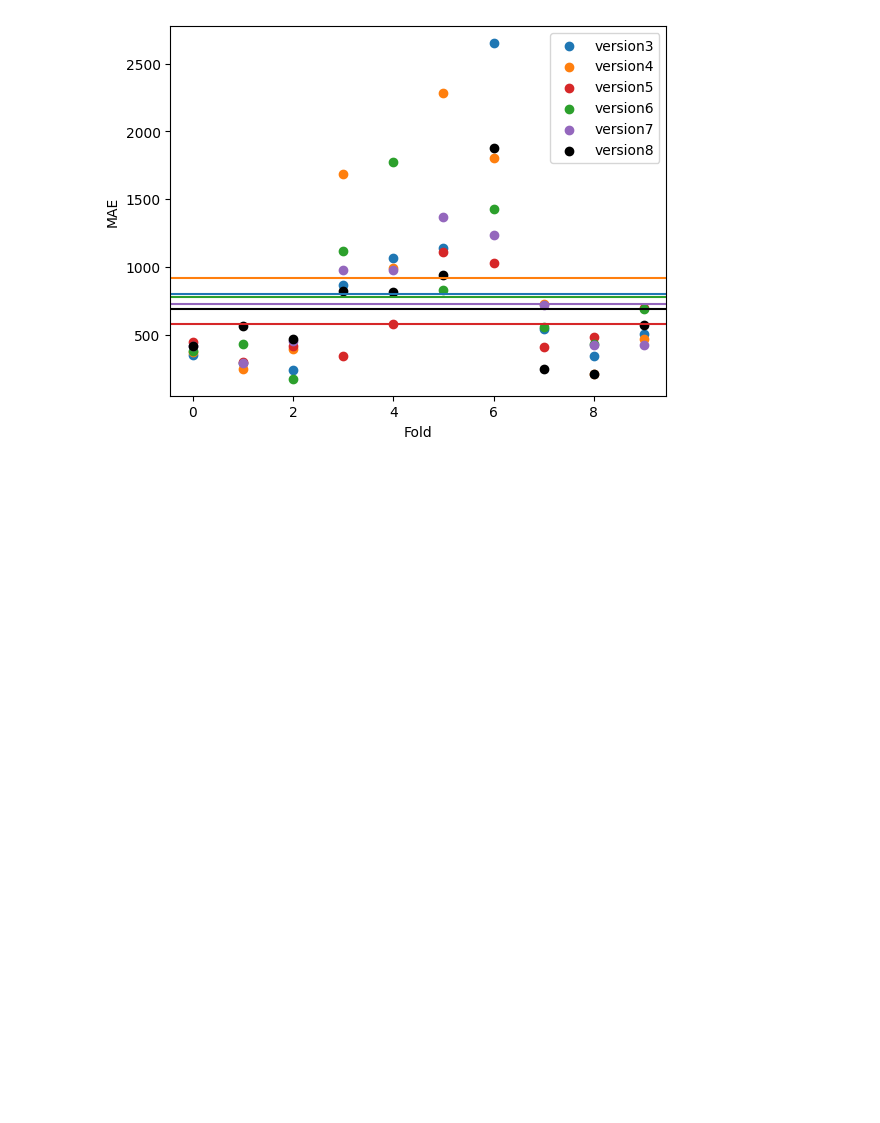
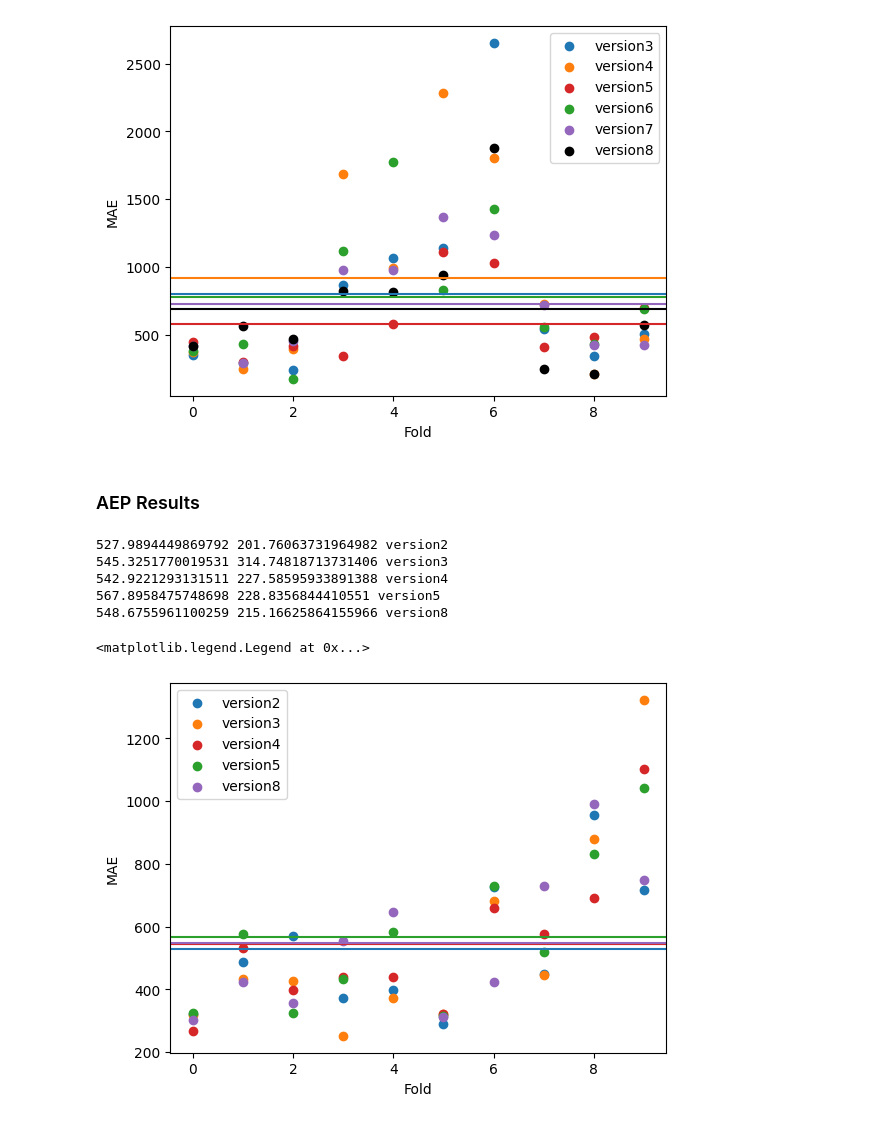
Before and after one commit to lmalms/sequence-learners, a Jupyter notebook: gridsight/notebooks/pjm/5.0_evaluate.ipynb, the cells around one changed output. Saved outputs shown, nothing was run; the diff lists cells and outputs as text; code cells hidden in the pictures; blank space fills up the shorter version.

```diff
--- a/gridsight/notebooks/pjm/5.0_evaluate.ipynb
+++ b/gridsight/notebooks/pjm/5.0_evaluate.ipynb
@@ -43,3 +43,42 @@ ax.legend()
 691.8305918375652
 <matplotlib.legend.Legend at 0x...>
 [figure]
+# %% [markdown]
+### AEP Results
+# %%
+RESULTS_DIR = Path("../../results/pjm/tcn")
+site = "AEP"
+versions = [f"version{v}" for v in (2, 3, 4, 5, 8)]
+n_folds = 10
+
+version_maes = dict()
+for version in versions:
+    results_dir_path = RESULTS_DIR / site / version
+
+    fold_maes = []
+    for fold in range(n_folds):
+        forecasts_path = results_dir_path / f"forecasts_{site}_fold_{fold}.pq"
+        forecasts_df = pl.read_parquet(forecasts_path)
+        errors = forecasts_df[f"{site}_MW"] - forecasts_df[f"{site}_MW_FORECAST"]
+        mae = errors.abs().mean()
+        fold_maes.append(mae)
+
+    version_maes[version] = fold_maes
+# %%
+fig, ax = plt.subplots()
+colors = ["tab:blue", "tab:orange", "tab:red", "tab:green", "tab:purple"]
+for v, version in enumerate(versions):
+    ax.scatter(range(n_folds), version_maes[version], label=version, color=colors[v])
+    ax.axhline(np.mean(version_maes[version]), color=colors[v])
+    print(np.mean(version_maes[version]), np.std(version_maes[version]), version)
+
+ax.set(xlabel="Fold", ylabel="MAE")
+ax.legend()
+# %% [output]
+527.9894449869792 201.76063731964982 version2
+545.3251770019531 314.74818713731406 version3
+542.9221293131511 227.58595933891388 version4
+567.8958475748698 228.8356844410551 version5
+548.6755961100259 215.16625864155966 version8
+<matplotlib.legend.Legend at 0x...>
+[figure, added]
```
Also changed, not shown: 1 other file.
